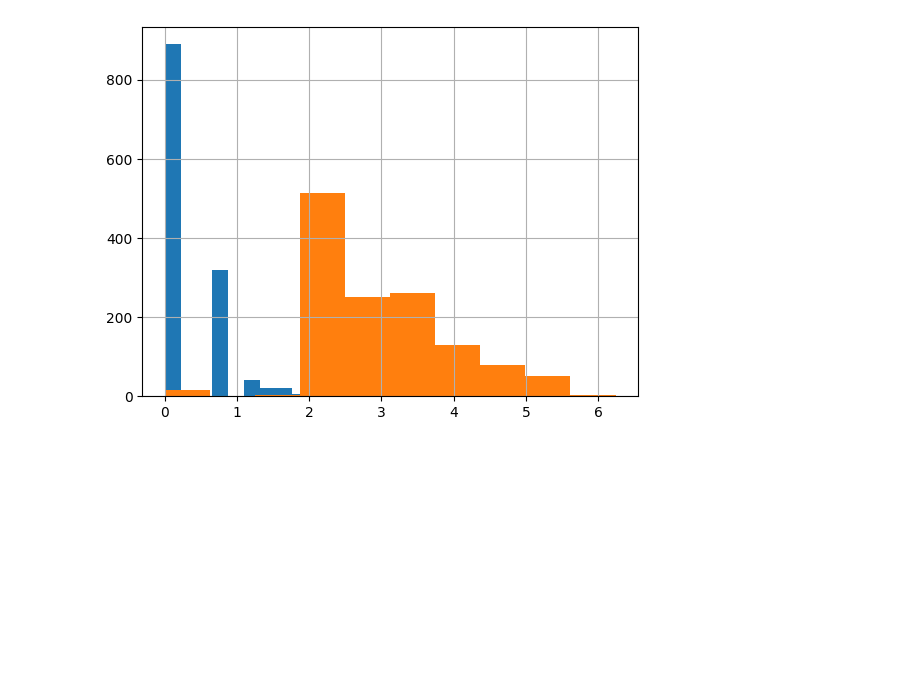
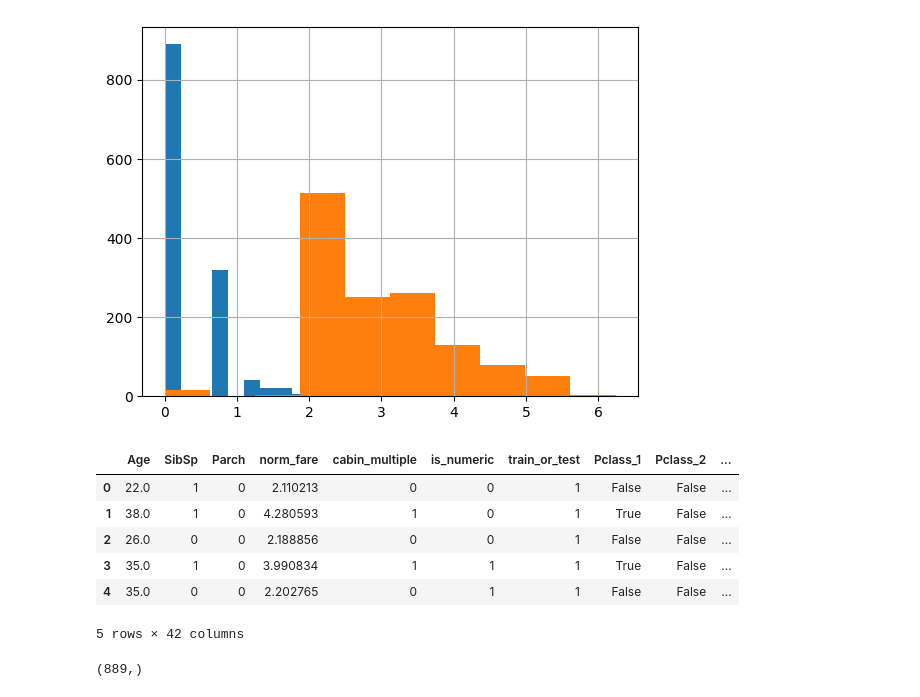
Before and after one commit to ank1trana/titanic_ML_From_Disaster, a Jupyter notebook: titanic-survivor-predictions.ipynb, the cells around one changed output. Saved outputs shown, nothing was run; the diff lists cells and outputs as text; code cells hidden in the pictures; blank space fills up the shorter version.

```diff
--- a/titanic-survivor-predictions.ipynb
+++ b/titanic-survivor-predictions.ipynb
@@ -406,8 +406,24 @@ Each row gets a 1 in the column that matches its category, and 0 elsewhere.
 all_dummies = pd.get_dummies(all_data[['Pclass','Sex','Age','SibSp','Parch','norm_fare','Embarked','cabin_adv','cabin_multiple','is_numeric','name_title','train_or_test']])
 # %% [output]
 [figure]
+# %%
+all_dummies.head(5)
+# %% [output]
+|  | Age | SibSp | Parch | norm_fare | cabin_multiple | is_numeric | train_or_test | Pclass_1 | Pclass_2 | ... |
+| 0 | 22.0 | 1 | 0 | 2.110213 | 0 | 0 | 1 | False | False | ... |
+| 1 | 38.0 | 1 | 0 | 4.280593 | 1 | 0 | 1 | True | False | ... |
+| 2 | 26.0 | 0 | 0 | 2.188856 | 0 | 0 | 1 | False | False | ... |
+| 3 | 35.0 | 1 | 0 | 3.990834 | 1 | 1 | 1 | True | False | ... |
+| 4 | 35.0 | 0 | 0 | 2.202765 | 0 | 1 | 1 | False | False | ... |
+5 rows × 42 columns
 # %%
 X_train = all_dummies[all_dummies.train_or_test == 1].drop(['train_or_test'], axis =1)
 # ==1 is training, ==0 is test data
 #drop Removes the column train_or_test from those rows. axis=1 means drop a column (instead of a row).
 X_test = all_dummies[all_dummies.train_or_test == 0].drop(['train_or_test'], axis =1)
+
+#predictions output for trainig
+y_train = all_data[all_data.train_or_test == 1].Survived
+y_train.shape
+# %% [output]
+(889,)
```
Also changed, not shown: parts of 1 cell of this notebook.
